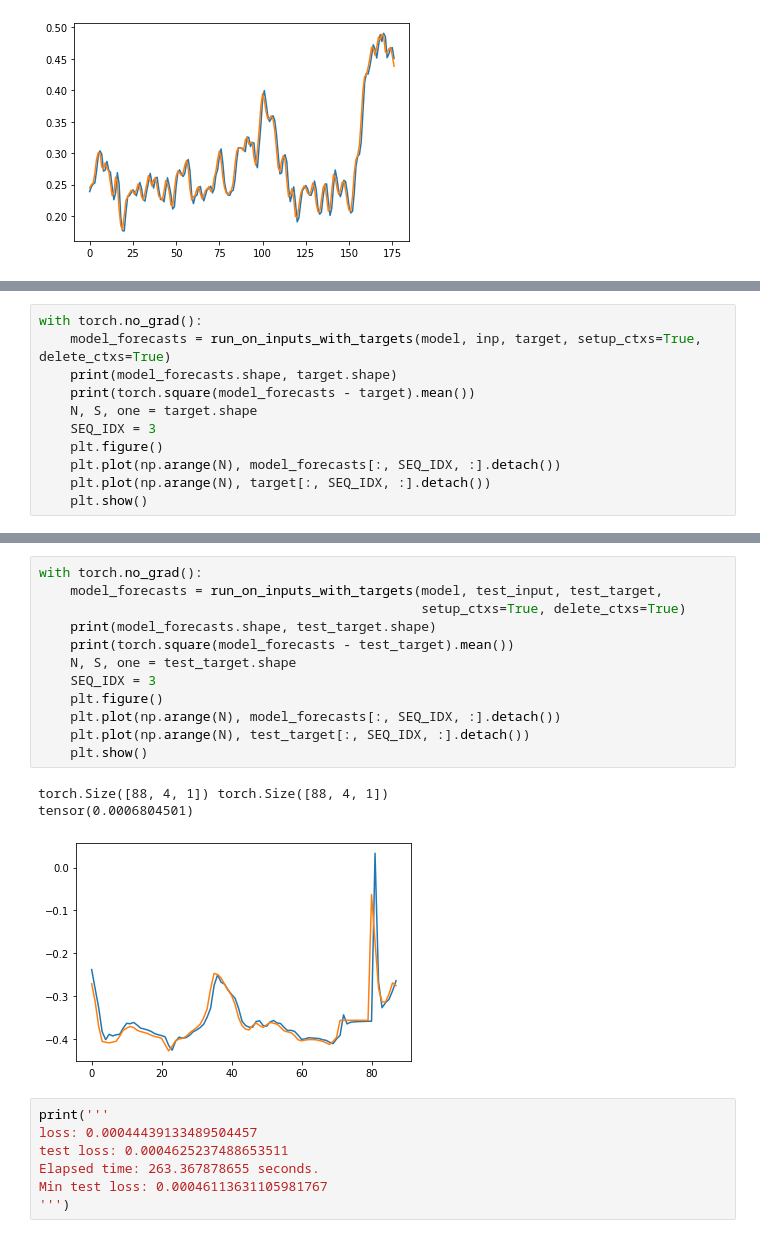
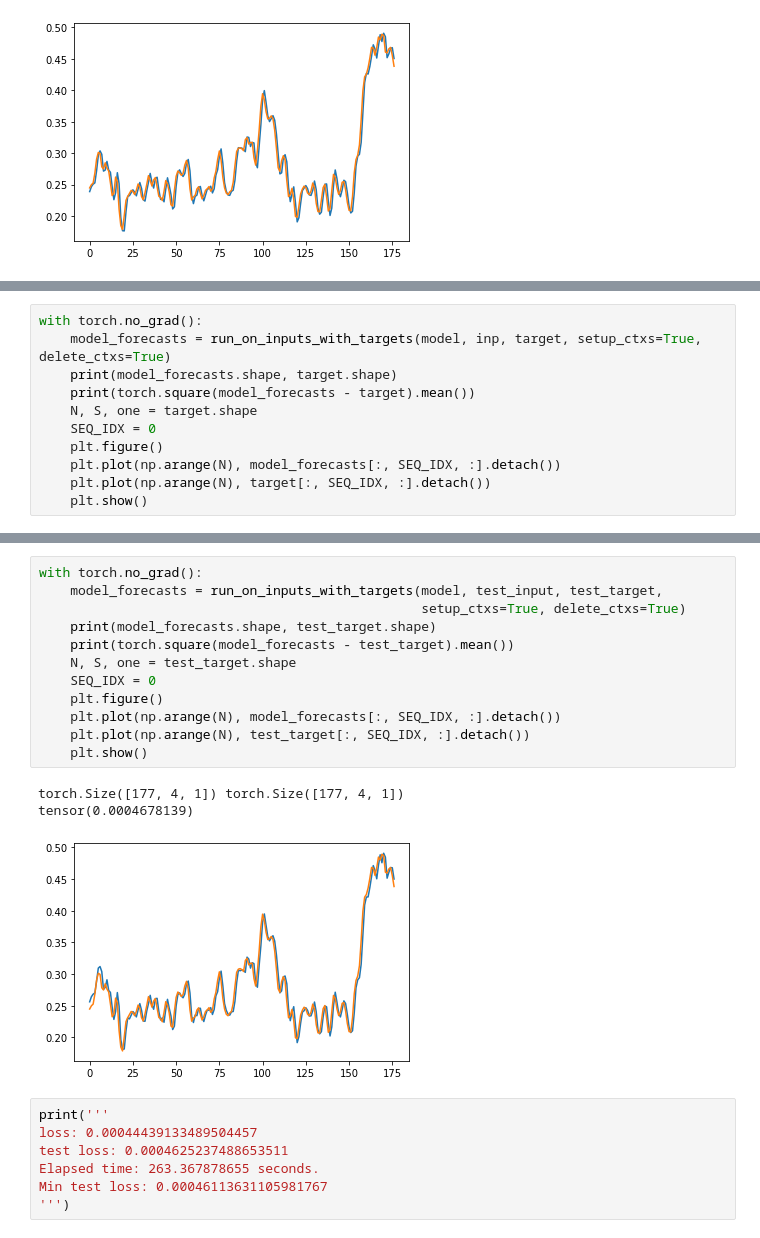
Before and after one commit to vladislav-horbatiuk/rspl_neuron_experiments, a Jupyter notebook: test_recurr_sigmoid_piecewise_neuron_forecasting.ipynb, the cells around one changed output, grey strips where cells are left out. Cells and saved outputs as stored; diff of their text form.

```diff
--- a/test_recurr_sigmoid_piecewise_neuron_forecasting.ipynb
+++ b/test_recurr_sigmoid_piecewise_neuron_forecasting.ipynb
@@ -250,7 +250,7 @@ with torch.no_grad():
     print(model_forecasts.shape, target.shape)
     print(torch.square(model_forecasts - target).mean())
     N, S, one = target.shape
-    SEQ_IDX = 3
+    SEQ_IDX = 0
     plt.figure()
     plt.plot(np.arange(N), model_forecasts[:, SEQ_IDX, :].detach())
     plt.plot(np.arange(N), target[:, SEQ_IDX, :].detach())
@@ -262,19 +262,19 @@ tensor(0.0004283167)
 # %%
 with torch.no_grad():
     model_forecasts = run_on_inputs_with_targets(model, test_input, test_target,
                                                  setup_ctxs=True, delete_ctxs=True)
     print(model_forecasts.shape, test_target.shape)
     print(torch.square(model_forecasts - test_target).mean())
     N, S, one = test_target.shape
-    SEQ_IDX = 3
+    SEQ_IDX = 0
     plt.figure()
     plt.plot(np.arange(N), model_forecasts[:, SEQ_IDX, :].detach())
     plt.plot(np.arange(N), test_target[:, SEQ_IDX, :].detach())
     plt.show()
 # %% [output]
-torch.Size([88, 4, 1]) torch.Size([88, 4, 1])
-tensor(0.0006804501)
+torch.Size([177, 4, 1]) torch.Size([177, 4, 1])
+tensor(0.0004678139)
-[figure, old version]
+[figure, new version]
 # %%
 print('''
 loss: 0.00044439133489504457
```
Also changed, not shown: parts of 3 cells of this notebook, 17 other files.
